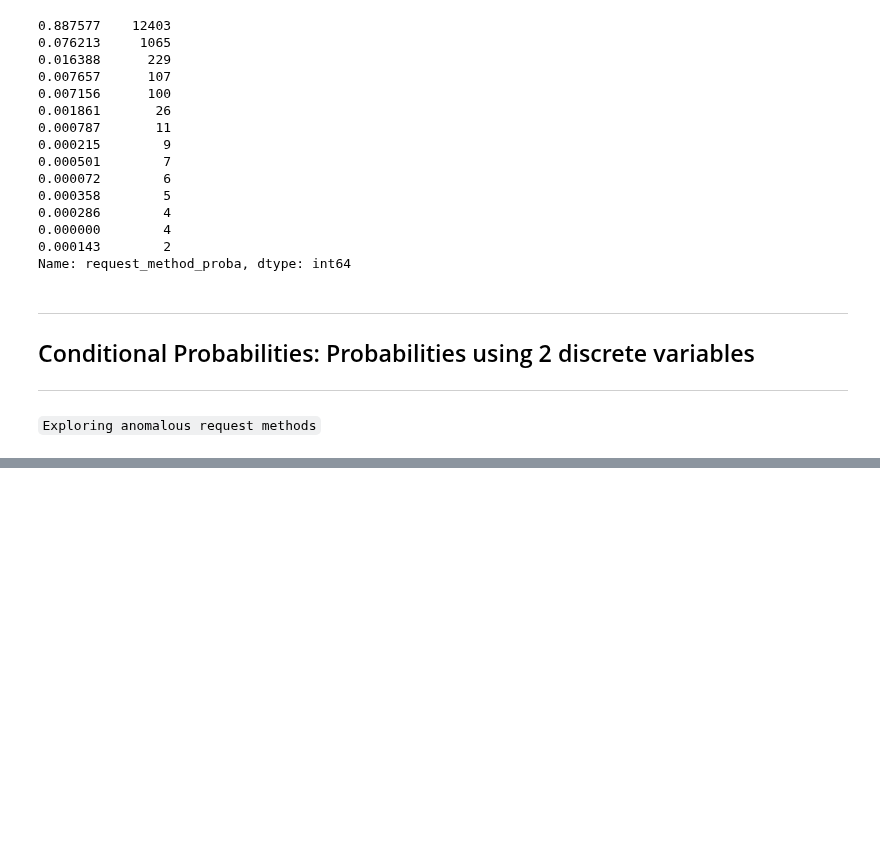
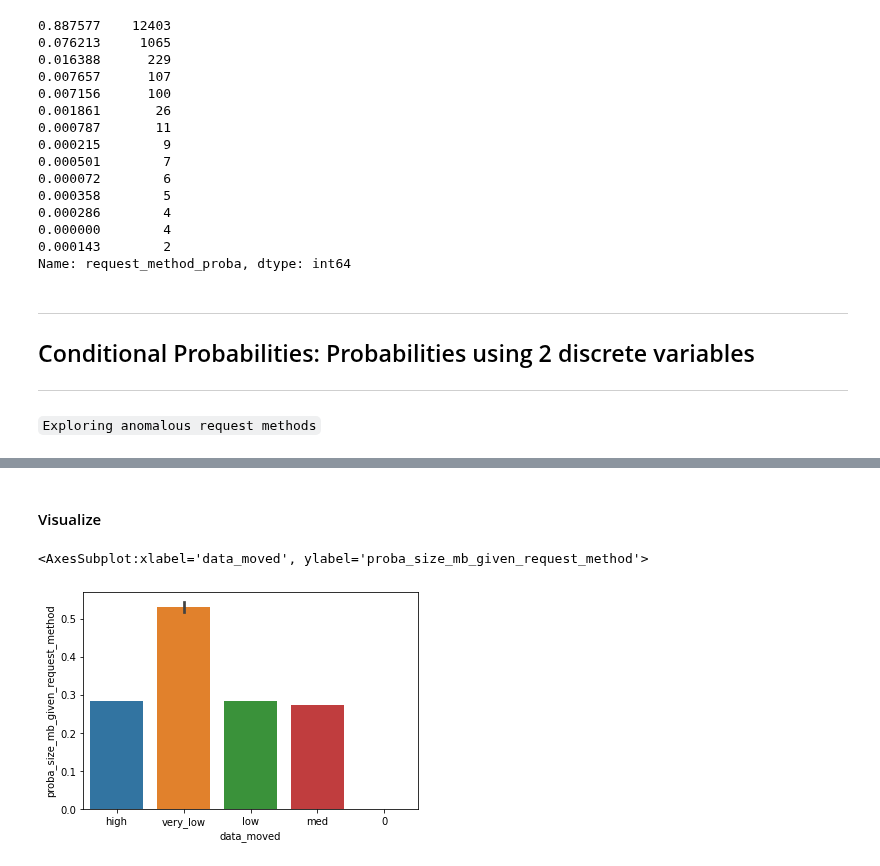
Before and after one commit to CSolitaire/anomaly-detection-exercises, a Jupyter notebook: discrete_anomaly_detection.ipynb, the cells around one changed output, grey strips where cells are left out. Saved outputs shown, nothing was run; the diff lists cells and outputs as text; code cells hidden in the pictures; blank space fills up the shorter version.

```diff
--- a/discrete_anomaly_detection.ipynb
+++ b/discrete_anomaly_detection.ipynb
@@ -734,0 +777,3 @@ ip_status.sort_values(by="proba_size_mb_given_request_method", ascending=False)
+# %%
+df1 = df1.reset_index().merge(ip_status, on=['request_method', 'data_moved'], how='left').fillna(value=0).set_index('timestamp')
+df1.head()
@@ -734,0 +788,7 @@ ip_status.sort_values(by="proba_size_mb_given_request_method", ascending=False)
+# %% [markdown]
+#### Visualize
+# %%
+sns.barplot(df1.data_moved, df1.proba_size_mb_given_request_method)
+# %% [output]
+<AxesSubplot:xlabel='data_moved', ylabel='proba_size_mb_given_request_method'>
+[figure, added]
```
Also changed, not shown: parts of 20 cells of this notebook.
